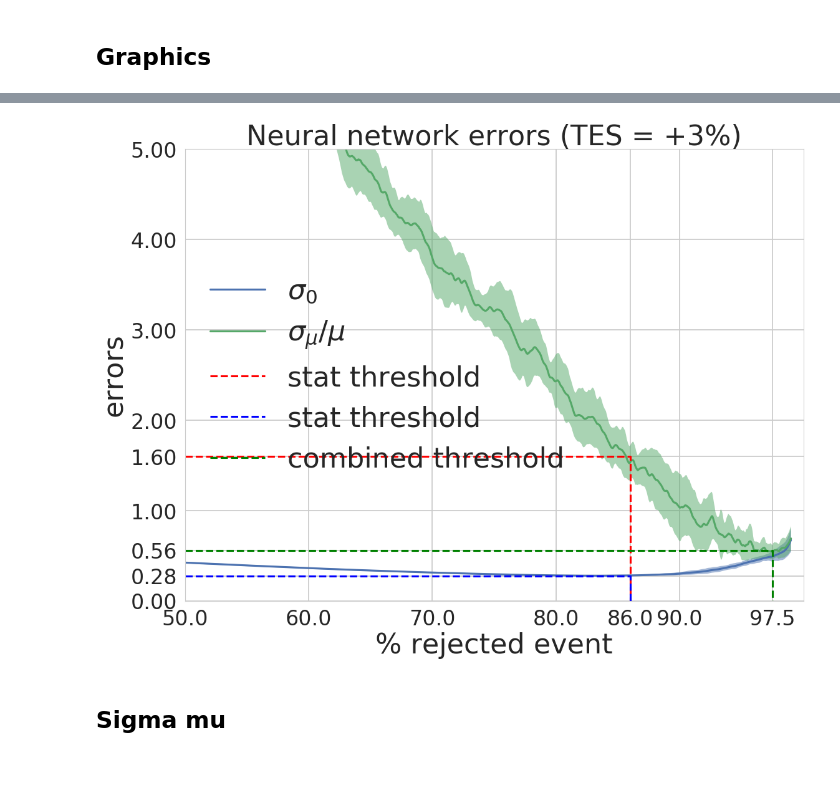
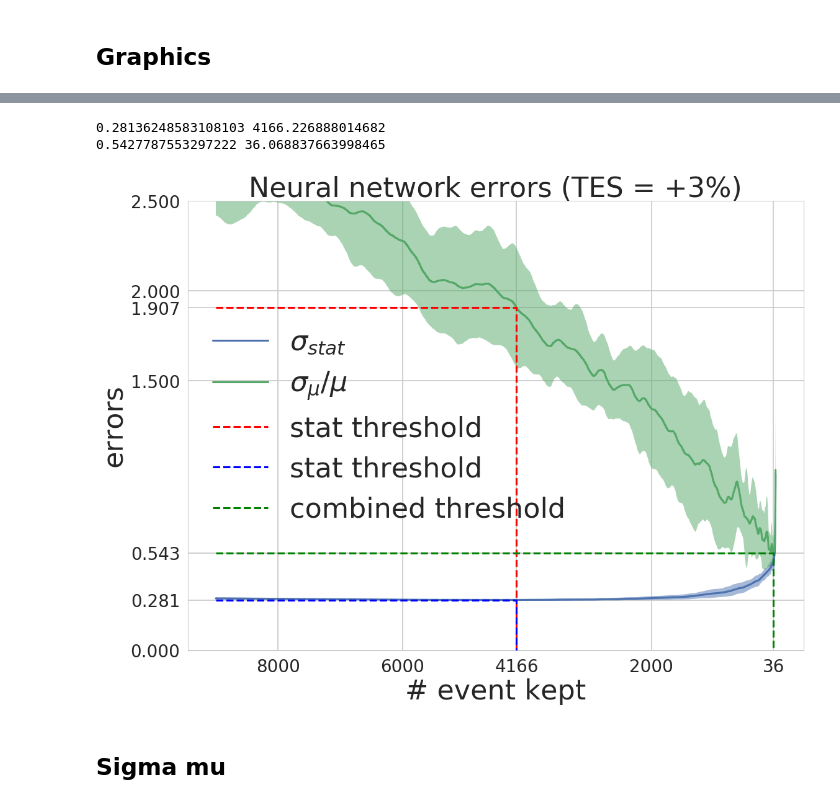
Before and after one commit to victor-estrade/SystMLXP, a Jupyter notebook: HIGGS-GEANT_Plots.ipynb, the cells around one changed output, grey strips where cells are left out. Drawn from its saved outputs; the diff is of its cells as text; code cells hidden in the pictures; blank space fills up the shorter version.

```diff
--- a/HIGGS-GEANT_Plots.ipynb
+++ b/HIGGS-GEANT_Plots.ipynb
@@ -26,8 +26,8 @@ mpl.rcParams['savefig.dpi'] = 100
 
 mpl.rcParams['font.size'] = 30
 mpl.rcParams['axes.labelsize'] = 30
-mpl.rcParams['ytick.labelsize'] = 30
-mpl.rcParams['xtick.labelsize'] = 30
+mpl.rcParams['ytick.labelsize'] = 25
+mpl.rcParams['xtick.labelsize'] = 25
 mpl.rcParams['legend.fontsize'] = 'large'
 mpl.rcParams['figure.titlesize'] = 'medium'
 # %% [markdown]
@@ -295,54 +406,70 @@ names = ['NN', 'ANN', 'TP', 'PAN']
 # %%
-START = 0.5
-STOP = 0.99
+START = 9000
+STOP = 3
 
 xp_mean = NN_mean
 xp_std = NN_std
 
-rank = pd.Series(np.linspace(0, 1, num=xp_mean[CHOSEN_TES]['decision'].shape[0]))
-index = rank.loc[ (rank > START) & (rank < STOP)].index
-xx = rank[index] * 100
+xx = xp_mean[CHOSEN_TES]['TP'] + xp_mean[CHOSEN_TES]['FP']
+index = xx.loc[ (xx < START) & (xx > STOP)].index
+xx = xx[index]
+xx = xx.values
 
 mean = xp_mean[CHOSEN_TES]['error_stat'][index]
 std = xp_std[CHOSEN_TES]['error_stat'][index]
 
 # Smoothing
 mean = savitzky_golay(mean.values, 1001, 3)
 std = savitzky_golay(std.values, 1001, 3)
 
+min_stat = mean.min()
+idxmin_stat = mean.argmin()
+xx_min_stat = xx[idxmin_stat]
+print(min_stat, xx_min_stat)
+
 plt.figure(figsize=(8*2,6*2))
 
-plt.plot(xx, mean, label='$\sigma_0$')
+plt.plot(xx, mean, label='$\sigma_{stat}$')
 plt.fill_between(xx, mean+std, mean-std, alpha=0.5)
 
 
 mean = xp_mean[CHOSEN_TES]['sigma_mu'][index]
 std = xp_std[CHOSEN_TES]['sigma_mu'][index]
 
 # Smoothing
 mean = savitzky_golay(mean.values, 1001, 3)
 std = savitzky_golay(std.values, 1001, 3)
 
+min_smu = mean.min()
+idxmin_smu = mean.argmin()
+xx_min_smu = xx[idxmin_smu]
+stat_smu = mean[idxmin_stat]
+print(min_smu, xx_min_smu)
+
+
 plt.plot(xx, mean, label='$\sigma_\mu/\mu$')
 plt.fill_between(xx, mean+std, mean-std, alpha=0.5)
 
-plt.ylim((0, 5))
-plt.xlim((50, 100))
-plt.plot([50, 86, 86], [1.6, 1.6, 0], 'r--', label='stat threshold')
-plt.plot([50, 86, 86], [0.28, 0.28, 0], 'b--', label='stat threshold')
-plt.plot([50, 97.5, 97.5], [0.56, 0.56, 0], 'g--', label='combined threshold')
-plt.xticks([50, 60, 70, 80, 90] + [86] + [97.5])
-plt.yticks(list(plt.yticks()[0]) + [0.28, 0.56, 1.6])
+plt.ylim((0, 2.5))
+# plt.xlim((START, STOP))
+plt.plot([START, xx_min_stat, xx_min_stat], [stat_smu, stat_smu, 0], 'r--', label='stat threshold')
+plt.plot([START, xx_min_stat, xx_min_stat], [min_stat, min_stat, 0], 'b--', label='stat threshold')
+plt.plot([START, xx_min_smu, xx_min_smu], [min_smu, min_smu, 0], 'g--', label='combined threshold')
+plt.xticks([8000, 6000, int(xx_min_stat), 2000, int(xx_min_smu)])
+plt.yticks(list(plt.yticks()[0][3:]) + [0, min_stat, min_smu, stat_smu])
 
 
 plt.title('Neural network errors (TES = {})'.format(tes_to_str(CHOSEN_TES)), fontsize=40)
 
+plt.gca().invert_xaxis()
 plt.legend(prop={'size': 40})
-plt.xlabel('% rejected event', fontsize=40)
+plt.xlabel('# event kept', fontsize=40)
 plt.ylabel('errors', fontsize=40)
 plt.show()
 # %% [output]
+0.28136248583108103 4166.226888014682
+0.5427787553297222 36.068837663998465
-[figure, old version]
+[figure, new version]
 # %% [markdown]
 ## Sigma mu
 # %%
```
Also changed, not shown: parts of 20 cells of this notebook, 11 other files.
